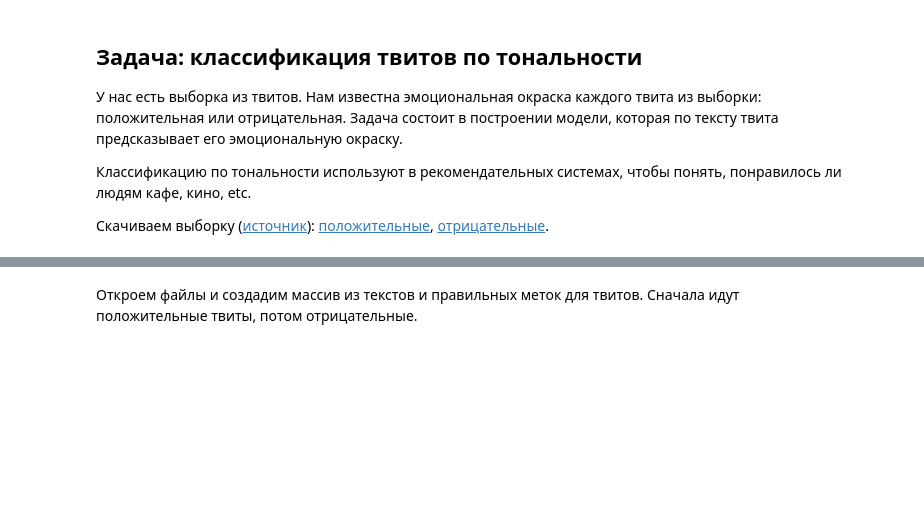
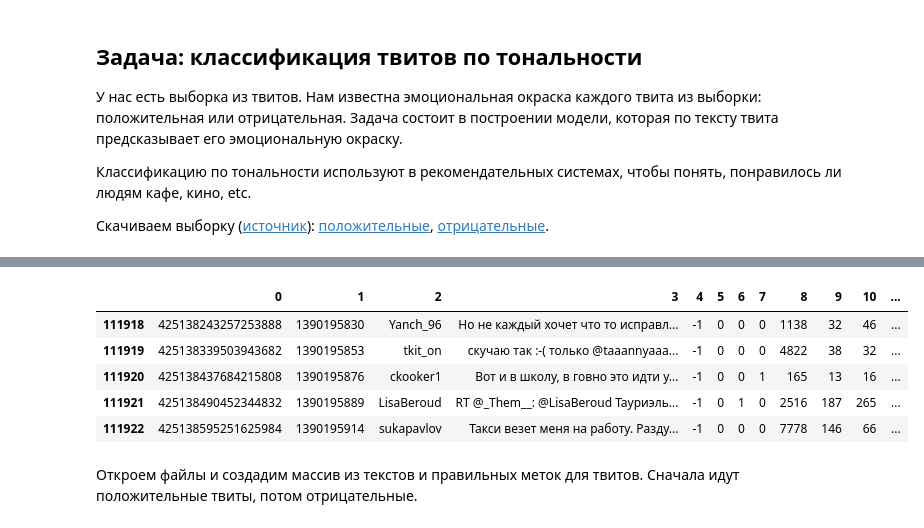
Before and after one commit to AR-git-hub/ITMO.py, a Jupyter notebook: second_semester/LR7. NLP/s6p1_group1.ipynb, the cells around one changed output, grey strips where cells are left out. Saved outputs shown, nothing was run; the diff lists cells and outputs as text; code cells hidden in the pictures; blank space fills up the shorter version.

```diff
--- a/second_semester/LR7. NLP/s6p1_group1.ipynb
+++ b/second_semester/LR7. NLP/s6p1_group1.ipynb
@@ -76,3 +62,12 @@ from sklearn.pipeline import Pipeline
+# %%
+pd.read_csv('negative.csv', sep=';', header=None).tail()
+# %% [output]
+|  | 0 | 1 | 2 | 3 | 4 | 5 | 6 | 7 | 8 | 9 | 10 | ... |
+| 111918 | 425138243257253888 | 1390195830 | Yanch_96 | Но не каждый хочет что то исправл... | -1 | 0 | 0 | 0 | 1138 | 32 | 46 | ... |
+| 111919 | 425138339503943682 | 1390195853 | tkit_on | скучаю так :-( только @taaannyaaa... | -1 | 0 | 0 | 0 | 4822 | 38 | 32 | ... |
+| 111920 | 425138437684215808 | 1390195876 | ckooker1 | Вот и в школу, в говно это идти у... | -1 | 0 | 0 | 1 | 165 | 13 | 16 | ... |
+| 111921 | 425138490452344832 | 1390195889 | LisaBeroud | RT @_Them__: @LisaBeroud Тауриэль... | -1 | 0 | 1 | 0 | 2516 | 187 | 265 | ... |
+| 111922 | 425138595251625984 | 1390195914 | sukapavlov | Такси везет меня на работу. Разду... | -1 | 0 | 0 | 0 | 7778 | 146 | 66 | ... |
 # %% [markdown]
 Откроем файлы и создадим массив из текстов и правильных меток для твитов.
 Сначала идут положительные твиты, потом отрицательные.
```
Also changed, not shown: parts of 44 cells of this notebook, 11 other files.
